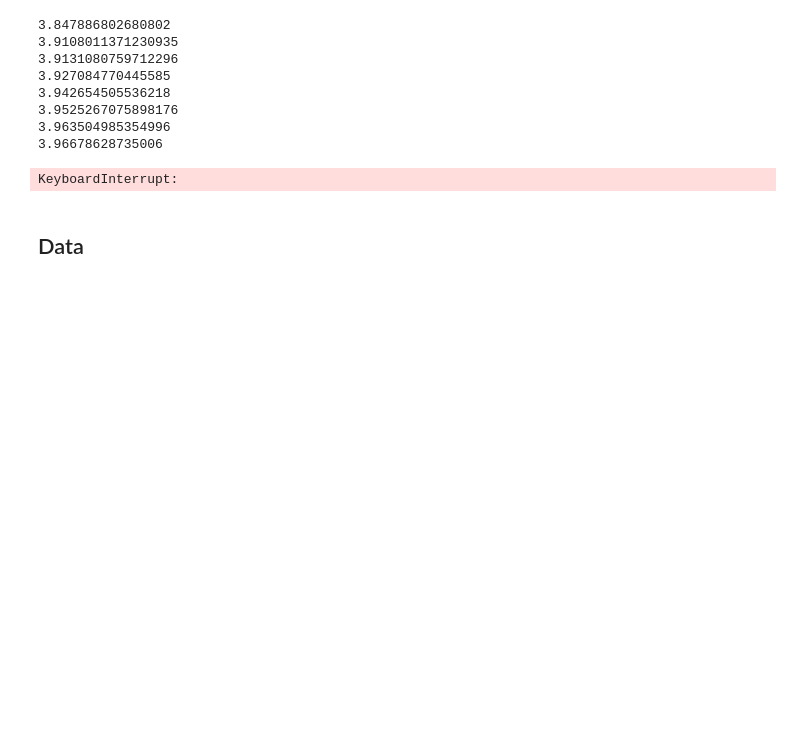
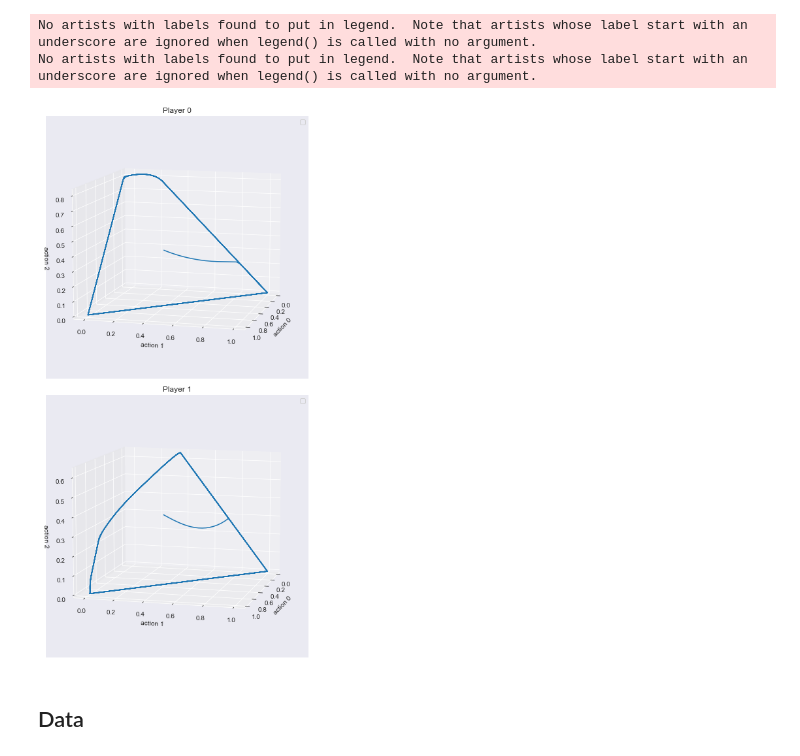
Before and after one commit to EtaoinWu/gamesim, a Jupyter notebook: experiment.ipynb, the cells around one changed output. Saved outputs shown, nothing was run; the diff lists cells and outputs as text; code cells hidden in the pictures; blank space fills up the shorter version.

```diff
--- a/experiment.ipynb
+++ b/experiment.ipynb
@@ -66,27 +153,53 @@ array([[0.07545575, 0.14434487, 0.21004349, 0.2726284 , 0.33215984],
+# %%
+# Show 3D play trajectories
+n, m, *_ = mg.weight.shape
+if m == 3:
+    n1 = math.ceil(math.sqrt(n))
+    n2 = math.ceil(n / n1)
+    fig, axss = plt.subplots(n1, n2, figsize=(18,12), subplot_kw=dict(projection='3d'))
+    axs = axss.flat
+    x_star = sim.normed_regret_recorder.x_star()
+    for i, ax in enumerate(axs):
+        if i < n:
+            tmp = np.array([a[i] for a, *_ in sim.trajectory]).transpose()
+            ax.elev = 10
+            ax.azim = 15
+            ax.plot3D(*tmp)
+            ax.legend()
+            ax.set_xlabel("action 0")
+            ax.set_ylabel("action 1")
+            ax.set_zlabel("action 2")
+            ax.set_title("Player {}".format(i))
+        else:
+            ax.axis(False)
+plt.tight_layout()
+# %% [output]
+No artists with labels found to put in legend.  Note that artists whose label start with an underscore are ignored when legend() is called with no argument.
+No artists with labels found to put in legend.  Note that artists whose label start with an underscore are ignored when legend() is called with no argument.
+[figure, added]
 # %%
-mmg = MultilinearGame(np.random.rand(*((n,) + (m,) * n)))
-mreg: float = 0
+mmg = MultilinearGame(rng.uniform(size=((n,) + (m,) * n)))
+mreg: float = -114514
+my_proj = proj_l2ball
+eta = 0.1
+init_time = datetime.datetime.now()
+last_output_time = init_time
 for i in range(114514):
-    n = 3
-    m = 5
-    mg = MultilinearGame(np.random.rand(*((n,) + (m,) * n)))
-    learner = OFTRL_l2(lr=0.1,proj=proj_sim)
-    sim = GameSim(mg, learner, [None])
-    sim.play(10000)
-    reg: float = sim.regret_recorders[None]().max()
+    this_output_time = datetime.datetime.now()
+    if (this_output_time - last_output_time).total_seconds() > 5:
+        print("Iteration {} at {}".format(i, this_output_time - init_time))
+        last_output_time = this_output_time
+    n = 2
+    m = 10
+    mg = MultilinearGame(rng.uniform(low=-1.0, high=1.0, size=((n,) + (m,) * n)))
+    learner = OptimisticGradient(lr=eta, proj=my_proj)
+    sim = GameSim(mg, learner, proj=my_proj)
+    sim.play(300)
+    regrets = sim.regret_recorders['normed']()
+    reg: float = regrets.max()
     if reg > mreg:
         mreg = reg
         mmg = mg
         print(reg)
-# %% [output]
-3.847886802680802
-3.9108011371230935
-3.9131080759712296
-3.927084770445585
-3.942654505536218
-3.9525267075898176
-3.963504985354996
-3.96678628735006
-KeyboardInterrupt:
 # %% [markdown]
 ## Data
```
Also changed, not shown: parts of 17 cells of this notebook, 3 other files.
